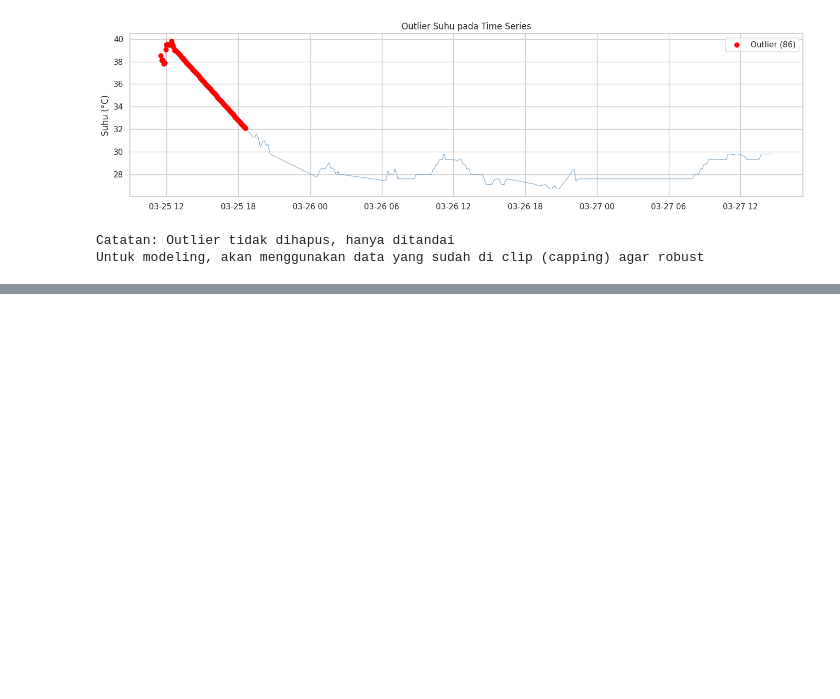
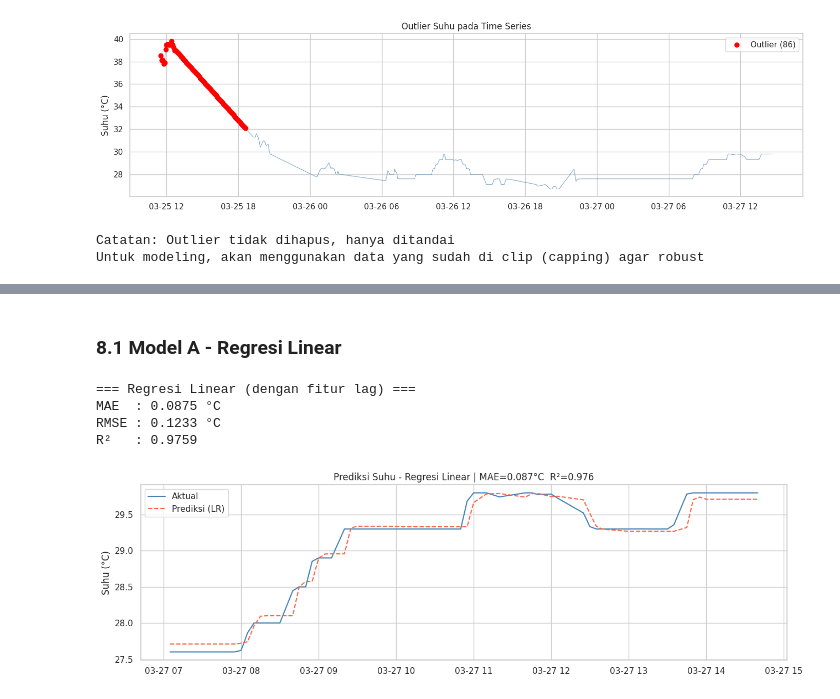
Before and after one commit to delafajarmulia/suhu-detector-ai, a Jupyter notebook: weather_analysis_1.ipynb, the cells around one changed output, grey strips where cells are left out. Saved outputs shown, nothing was run; the diff lists cells and outputs as text; code cells hidden in the pictures; blank space fills up the shorter version.

Commit message:
add: prediction using linear regression

```diff
--- a/weather_analysis_1.ipynb
+++ b/weather_analysis_1.ipynb
@@ -583,0 +596,57 @@ Untuk modeling, akan menggunakan data yang sudah di clip (capping) agar robust
+# %% [markdown]
+### 8.1 Model A - Regresi Linear
+# %%
+# Pakai data asli, bukan imputasi
+df_model = df_feat[df_feat['is_original'] == True].copy()
+
+# Fitur sin/cos untuk pola siklus harian
+df_model['jam_sin'] = np.sin(2 * np.pi * df_model['jam'] / 24)
+df_model['jam_cos'] = np.cos(2 * np.pi * df_model['jam'] / 24)
+
+# Tambah fitur lag (suhu 5 & 10 menit sebelumnya)
+df_model['suhu_lag1'] = df_model['suhu'].shift(1)
+df_model['suhu_lag2'] = df_model['suhu'].shift(2)
+df_model = df_model.dropna()  # buang baris NaN akibat shift
+
+features = ['jam_sin', 'jam_cos', 'suhu_lag1', 'suhu_lag2']  # hari_ke dihapus
+target   = 'suhu'
+
+X = df_model[features]
+y = df_model[target]
+
+# Split 80/20 — tidak diacak karena time series
+split_idx = int(len(X) * 0.8)
+X_train, X_test = X.iloc[:split_idx], X.iloc[split_idx:]
+y_train, y_test = y.iloc[:split_idx], y.iloc[split_idx:]
+
+# Train
+lr = LinearRegression()
+lr.fit(X_train, y_train)
+y_pred_lr = lr.predict(X_test)
+
+# Evaluasi
+mae_lr  = mean_absolute_error(y_test, y_pred_lr)
+rmse_lr = np.sqrt(mean_squared_error(y_test, y_pred_lr))
+r2_lr   = r2_score(y_test, y_pred_lr)
+
+print('=== Regresi Linear (dengan fitur lag) ===')
+print(f'MAE  : {mae_lr:.4f} \u00b0C')
+print(f'RMSE : {rmse_lr:.4f} \u00b0C')
+print(f'R\u00b2   : {r2_lr:.4f}')
+
+# Plot
+fig, ax = plt.subplots(figsize=(13, 4))
+ax.plot(y_test.index, y_test.values, label='Aktual', color='steelblue', linewidth=1.5)
+ax.plot(y_test.index, y_pred_lr,     label='Prediksi (LR)', color='tomato',
+        linewidth=1.5, linestyle='--')
+ax.set_title(f'Prediksi Suhu - Regresi Linear | MAE={mae_lr:.3f}\u00b0C  R\u00b2={r2_lr:.3f}')
+ax.set_ylabel(f'Suhu (\u00b0C)')
+ax.legend()
+plt.tight_layout()
+plt.show()
+# %% [output]
+=== Regresi Linear (dengan fitur lag) ===
+MAE  : 0.0875 °C
+RMSE : 0.1233 °C
+R²   : 0.9759
+[figure, added]
```
Also changed, not shown: parts of 2 cells of this notebook.
